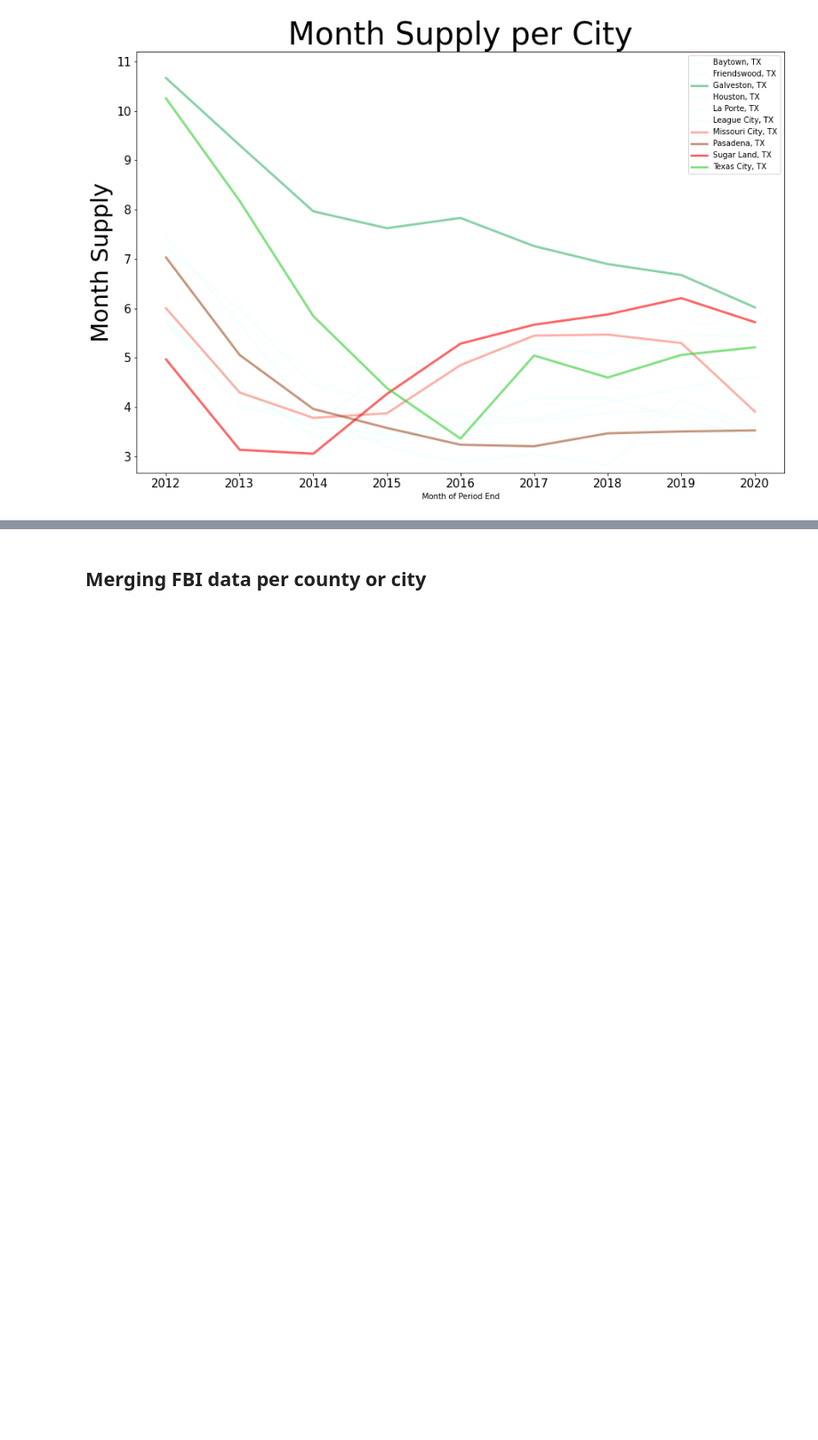
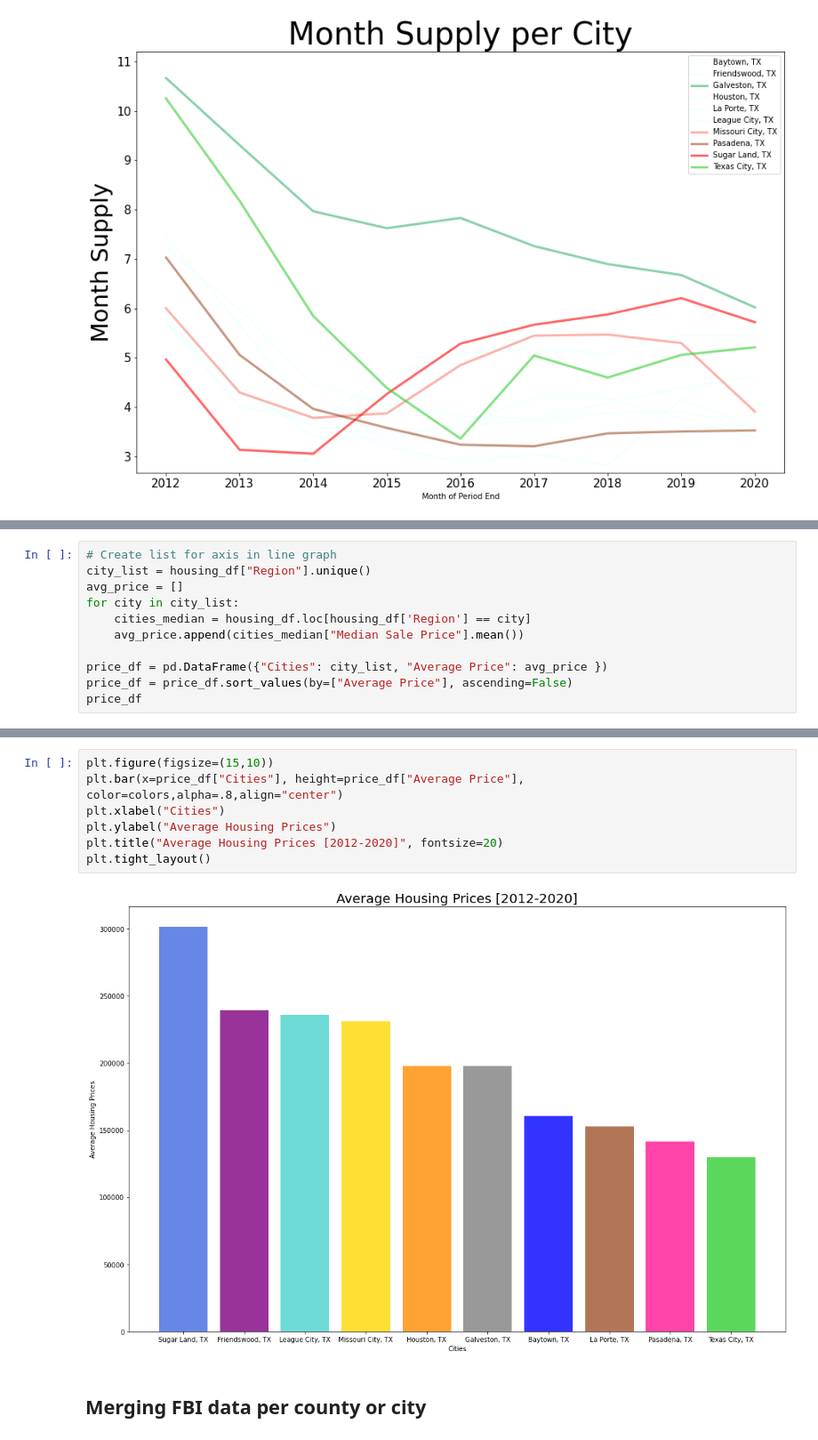
Before and after one commit to andresocorro/project_1, a Jupyter notebook: src_files/HousintMarket.ipynb, the cells around one changed output, grey strips where cells are left out. Shown at 89% size. Saved outputs shown, nothing was run; the diff lists cells and outputs as text; blank space fills up the shorter version.

Commit message:
Done with housing

```diff
--- a/src_files/HousintMarket.ipynb
+++ b/src_files/HousintMarket.ipynb
@@ -248,0 +245,11 @@ Text(0.5, 1.0, 'Month Supply per City')
+# %%
+# Create list for axis in line graph
+city_list = housing_df["Region"].unique()
+avg_price = []
+for city in city_list:
+    cities_median = housing_df.loc[housing_df['Region'] == city]
+    avg_price.append(cities_median["Median Sale Price"].mean())
+
+price_df = pd.DataFrame({"Cities": city_list, "Average Price": avg_price })
+price_df = price_df.sort_values(by=["Average Price"], ascending=False)
+price_df
@@ -249,2 +268,11 @@ Text(0.5, 1.0, 'Month Supply per City')
+# %%
+plt.figure(figsize=(15,10))
+plt.bar(x=price_df["Cities"], height=price_df["Average Price"], color=colors,alpha=.8,align="center")
+plt.xlabel("Cities")
+plt.ylabel("Average Housing Prices")
+plt.title("Average Housing Prices [2012-2020]", fontsize=20)
+plt.tight_layout()
+# %% [output]
+[figure, added]
 # %% [markdown]
 ## Merging FBI data per county or city
```
Also changed, not shown: parts of 5 cells of this notebook.
